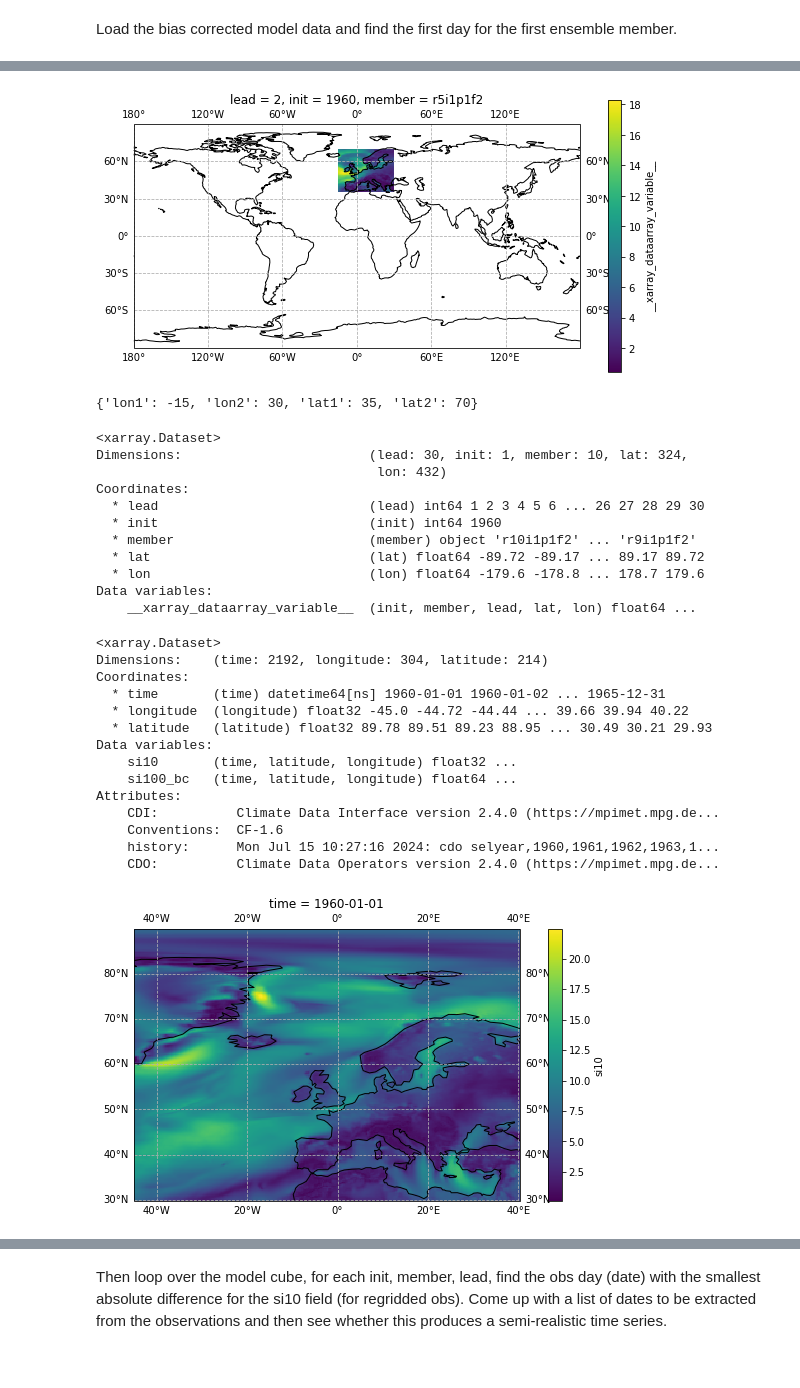
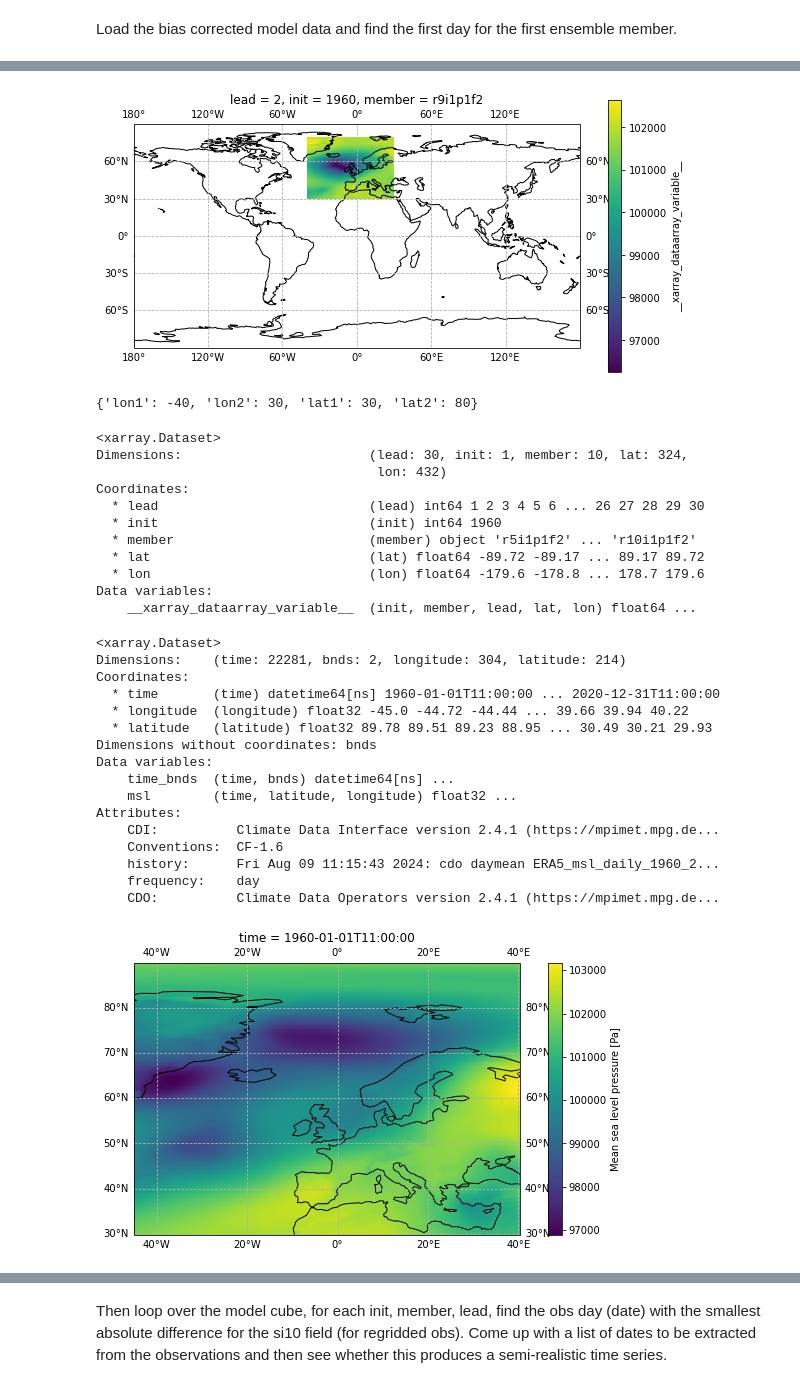
Before and after one commit to benhutchmet/unseen_multi_year, a Jupyter notebook: testing_model_analogs.ipynb, the cells around one changed output, grey strips where cells are left out. Drawn from its saved outputs; the diff is of its cells as text; code cells hidden in the pictures.

```diff
--- a/testing_model_analogs.ipynb
+++ b/testing_model_analogs.ipynb
@@ -41,11 +41,11 @@ from functions import select_gridbox
 # Set up the path to the 10m wind speed data from ERA5
 # test with a shorter file
 ERA5_dir = "/gws/nopw/j04/canari/users/benhutch/ERA5"
-fname_test = "ERA5_wind_daily_1960_1965.nc"
+fname_test = "ERA5_msl_daily_1960_2020_daymean.nc" # msl data now
 
 # Set up the path to the model 10m wind speed data
 model_dir = "/work/scratch-nopw2/benhutch/test_nc/"
-fname_test_month = "sfcWind_bias_correction_HadGEM3-GC31-MM_lead1_month11_init1960-1960.nc"
+fname_test_month = "psl_bias_correction_HadGEM3-GC31-MM_lead1_month11_init1960-1960.nc"
 # %%
 # import dictionaries
 sys.path.append("/home/users/benhutch/unseen_functions")
@@ -85,11 +85,11 @@ gl = ax.gridlines(crs=ccrs.PlateCarree(), draw_labels=True, linestyle="--")
 model_data["__xarray_dataarray_variable__"].isel(member=1, lead=1).plot(ax=ax, transform=ccrs.PlateCarree())
 plt.show()
 # %% [output]
-[figure, old version]
+[figure, new version]
 # %%
-print(udicts.eu_grid_constrained)
+print(udicts.eu_grid)
 # %% [output]
-{'lon1': -15, 'lon2': 30, 'lat1': 35, 'lat2': 70}
+{'lon1': -40, 'lon2': 30, 'lat1': 30, 'lat2': 80}
 # %%
 # # Apply the mask for the european domain
 # model_data = select_gridbox(
@@ -106,7 +106,7 @@ Dimensions:                        (lead: 30, init: 1, member: 10, lat: 324,
 Coordinates:
   * lead                           (lead) int64 1 2 3 4 5 6 ... 26 27 28 29 30
   * init                           (init) int64 1960
-  * member                         (member) object 'r10i1p1f2' ... 'r9i1p1f2'
+  * member                         (member) object 'r5i1p1f2' ... 'r10i1p1f2'
   * lat                            (lat) float64 -89.72 -89.17 ... 89.17 89.72
   * lon                            (lon) float64 -179.6 -178.8 ... 178.7 179.6
 Data variables:
@@ -118,32 +118,34 @@ obs_data = xr.open_dataset(os.path.join(ERA5_dir, fname_test))
 obs_data
 # %% [output]
 <xarray.Dataset>
-Dimensions:    (time: 2192, longitude: 304, latitude: 214)
+Dimensions:    (time: 22281, bnds: 2, longitude: 304, latitude: 214)
 Coordinates:
-  * time       (time) datetime64[ns] 1960-01-01 1960-01-02 ... 1965-12-31
+  * time       (time) datetime64[ns] 1960-01-01T11:00:00 ... 2020-12-31T11:00:00
   * longitude  (longitude) float32 -45.0 -44.72 -44.44 ... 39.66 39.94 40.22
   * latitude   (latitude) float32 89.78 89.51 89.23 88.95 ... 30.49 30.21 29.93
+Dimensions without coordinates: bnds
 Data variables:
-    si10       (time, latitude, longitude) float32 ...
-    si100_bc   (time, latitude, longitude) float64 ...
+    time_bnds  (time, bnds) datetime64[ns] ...
+    msl        (time, latitude, longitude) float32 ...
 Attributes:
-    CDI:          Climate Data Interface version 2.4.0 (https://mpimet.mpg.de...
+    CDI:          Climate Data Interface version 2.4.1 (https://mpimet.mpg.de...
     Conventions:  CF-1.6
-    history:      Mon Jul 15 10:27:16 2024: cdo selyear,1960,1961,1962,1963,1...
-    CDO:          Climate Data Operators version 2.4.0 (https://mpimet.mpg.de...
+    history:      Fri Aug 09 11:15:43 2024: cdo daymean ERA5_msl_daily_1960_2...
+    frequency:    day
+    CDO:          Climate Data Operators version 2.4.1 (https://mpimet.mpg.de...
 # %%
 # plot the obs data
 fig = plt.figure(figsize=(10, 5))
 ax = plt.axes(projection=ccrs.PlateCarree())
 # include coastlines
 ax.coastlines()
 
 # include the gridlines
 gl = ax.gridlines(crs=ccrs.PlateCarree(), draw_labels=True, linestyle="--")
 
 # plot the data
-obs_data["si10"].isel(time=0).plot(ax=ax, transform=ccrs.PlateCarree())
+obs_data["msl"].isel(time=0).plot(ax=ax, transform=ccrs.PlateCarree())
 plt.show()
 # %% [output]
-[figure, old version]
+[figure, new version]
 # %%
```
Also changed, not shown: parts of 42 cells of this notebook, 2 other files.
